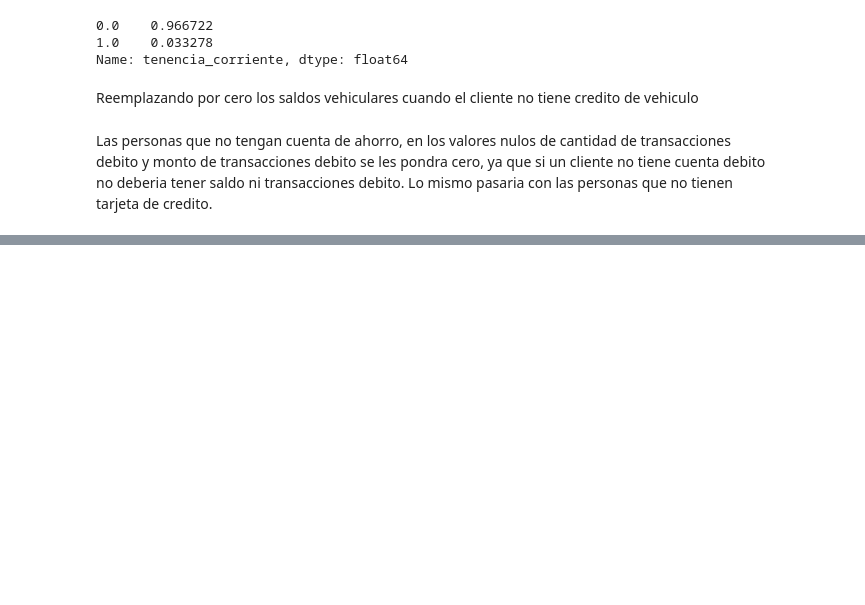
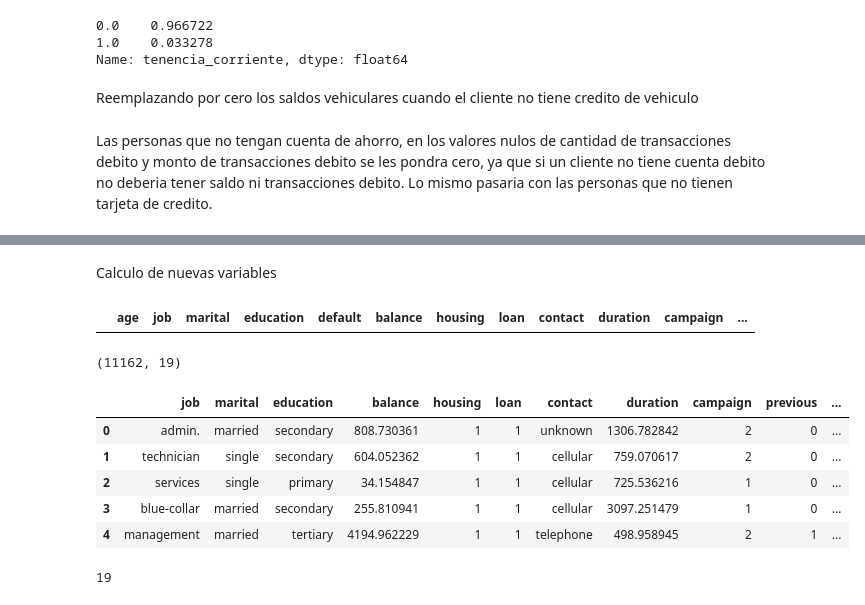
Before and after one commit to marcelamu9/modelo_oferta_ideal, a Jupyter notebook: notebooks/analisis_modelo.ipynb, the cells around one changed output, grey strips where cells are left out. Cells and saved outputs as stored; diff of their text form; code cells hidden in the pictures; blank space fills up the shorter version.

```diff
--- a/notebooks/analisis_modelo.ipynb
+++ b/notebooks/analisis_modelo.ipynb
@@ -512,0 +615,50 @@ Las variables **saldo_veh** Saldo total en pesos en créditos de libranza y **sa
+# %% [markdown]
+Calculo de nuevas variables
+# %%
+# monto_prom_debido
+df['monto_prom_debito'] = df['monto_trx_debito'] / df['cantidad_trx_debito']
+df['monto_prom_debito'] = df['monto_prom_debito'].replace([np.inf, -np.inf], 0)
+df['monto_prom_debito'].fillna(0, inplace=True)
+
+# monto_prom_tdc
+df['monto_prom_tdc'] = df['monto_trx_tdc'] / df['cantidad_trx_tdc']
+df['monto_prom_tdc'] = df['monto_prom_tdc'].replace([np.inf, -np.inf], 0)
+df['monto_prom_tdc'].fillna(0, inplace=True)
+# %%
+df_null_saldo_cap = df[df['monto_prom_tdc'].isnull()]
+df_null_saldo_cap#['tenencia_corriente'].value_counts(normalize=True)#.plot(kind='bar',color="skyblue", title=var)
+# %% [output]
+|  | age | job | marital | education | default | balance | housing | loan | contact | duration | campaign | ... |
+# %%
+# rangos de edades
+# lista con los límites de los rangos
+edades = [18, 20, 25, 30, 35, 40, 45, 50, 55, 60, 65, 70, 75, 80, np.inf]
+
+# Crear una lista con las etiquetas de los rangos
+etiquetas = ['18-20', '20-24', '25-29', '30-34', '35-39', '40-44', '45-49',
+             '50-54', '55-59', '60-64', '65-69', '70-74', '75-79', '80 o más']
+
+# Crear la columna de rangos de edades
+df['rango_edad'] = pd.cut(df['age'], bins=edades, labels=etiquetas, include_lowest=True)
+# %%
+df_model = df.copy()
+
+
+df_model.drop(['default', 'pdays', 'egresos','poutcome' ,'tenencia_ahorros', 'tenencia_corriente', 'tenencia_cdt', 'tenencia_tdc', 'tenencia_lb',
+               'tenencia_vehiculo', 'monto_trx_debito', 'cantidad_trx_debito', 'monto_trx_tdc',
+               'cantidad_trx_tdc', 'age'], axis=1,  inplace=True)
+# %%
+print(df_model.shape)
+df_model.head()
+# %% [output]
+(11162, 19)
+|  | job | marital | education | balance | housing | loan | contact | duration | campaign | previous | ... |
+| 0 | admin. | married | secondary | 808.730361 | 1 | 1 | unknown | 1306.782842 | 2 | 0 | ... |
+| 1 | technician | single | secondary | 604.052362 | 1 | 1 | cellular | 759.070617 | 2 | 0 | ... |
+| 2 | services | single | primary | 34.154847 | 1 | 1 | cellular | 725.536216 | 1 | 0 | ... |
+| 3 | blue-collar | married | secondary | 255.810941 | 1 | 1 | cellular | 3097.251479 | 1 | 0 | ... |
+| 4 | management | married | tertiary | 4194.962229 | 1 | 1 | telephone | 498.958945 | 2 | 1 | ... |
+# %%
+len(df_model.columns)
+# %% [output]
+19
```
Also changed, not shown: parts of 48 cells of this notebook, 2 other files.
